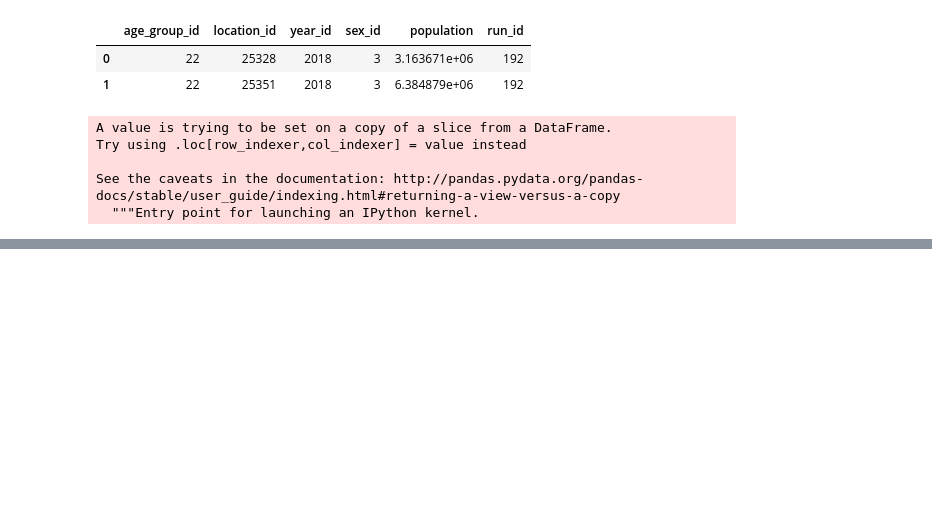
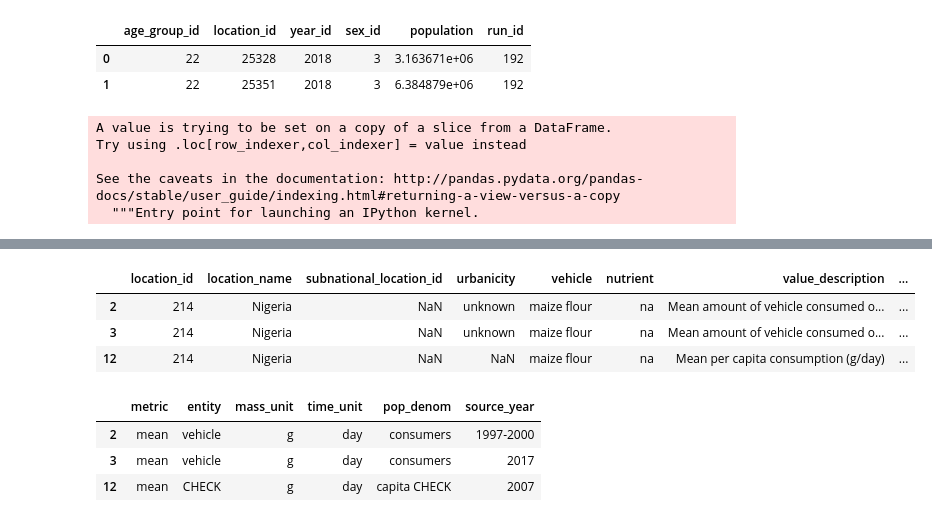
Before and after one commit to ihmeuw/vivarium_data_analysis, a Jupyter notebook: pre_processing/lsff_project/data_prep/clean_data/2021_02_19_gday_prep_nigeria.ipynb, the cells around one changed output, grey strips where cells are left out. Cells and saved outputs as stored; diff of their text form; code cells hidden in the pictures; blank space fills up the shorter version.

```diff
--- a/pre_processing/lsff_project/data_prep/clean_data/2021_02_19_gday_prep_nigeria.ipynb
+++ b/pre_processing/lsff_project/data_prep/clean_data/2021_02_19_gday_prep_nigeria.ipynb
@@ -199,0 +197,23 @@ nigeria[['subnational_name','source_year']]
+# %%
+view_cols = [
+    'location_id', 'location_name',
+       'subnational_location_id', 'urbanicity', 'vehicle', 'nutrient',
+       'value_description', 'value_mean', 'value_025_percentile',
+       'value_975_percentile', 'sub_population', 'source_citation',
+       'source_link', 'source_year', 'source_type', 'notes'
+]
+
+nigeria.loc[nigeria.vehicle=="maize flour",view_cols]
+# %% [output]
+|  | location_id | location_name | subnational_location_id | urbanicity | vehicle | nutrient | value_description | ... |
+| 2 | 214 | Nigeria | NaN | unknown | maize flour | na | Mean amount of vehicle consumed o... | ... |
+| 3 | 214 | Nigeria | NaN | unknown | maize flour | na | Mean amount of vehicle consumed o... | ... |
+| 12 | 214 | Nigeria | NaN | NaN | maize flour | na | Mean per capita consumption (g/day) | ... |
+# %%
+nigeria.loc[nigeria.vehicle=="maize flour",['metric', 'entity', 'mass_unit', 'time_unit',
+       'pop_denom','source_year']]
+# %% [output]
+|  | metric | entity | mass_unit | time_unit | pop_denom | source_year |
+| 2 | mean | vehicle | g | day | consumers | 1997-2000 |
+| 3 | mean | vehicle | g | day | consumers | 2017 |
+| 12 | mean | CHECK | g | day | capita CHECK | 2007 |
```
Also changed, not shown: parts of 12 cells of this notebook.
